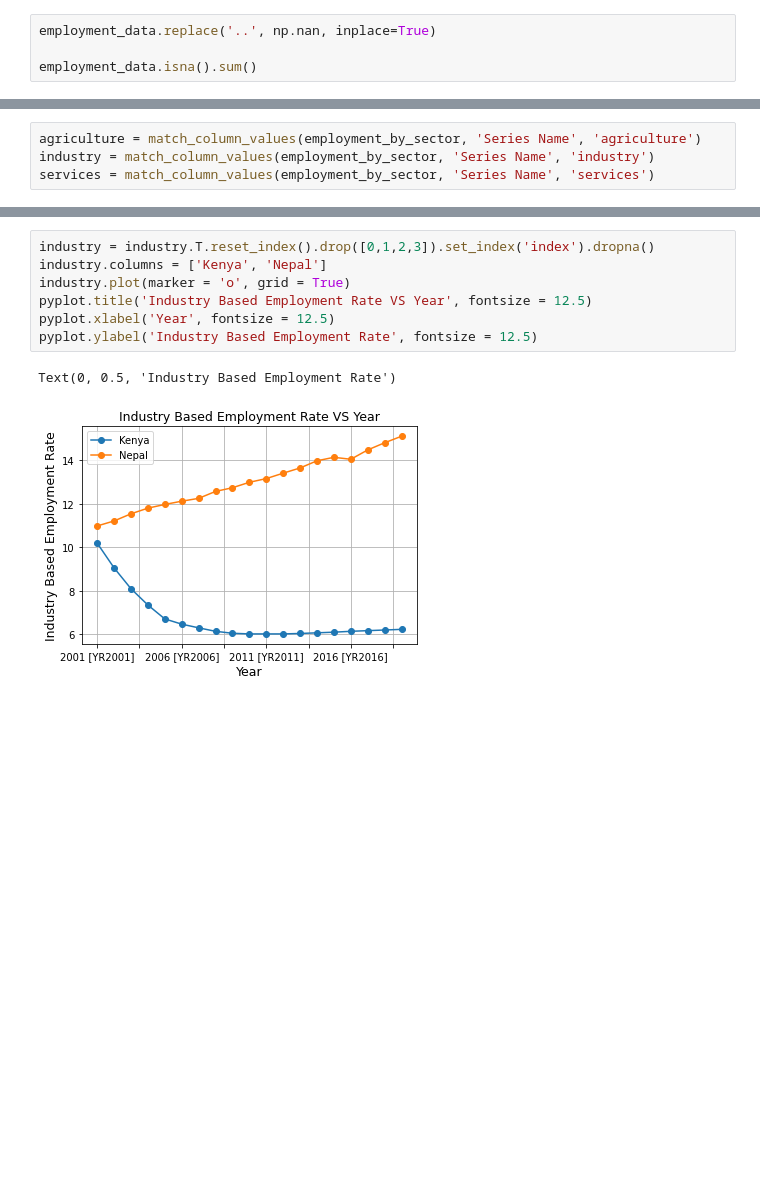
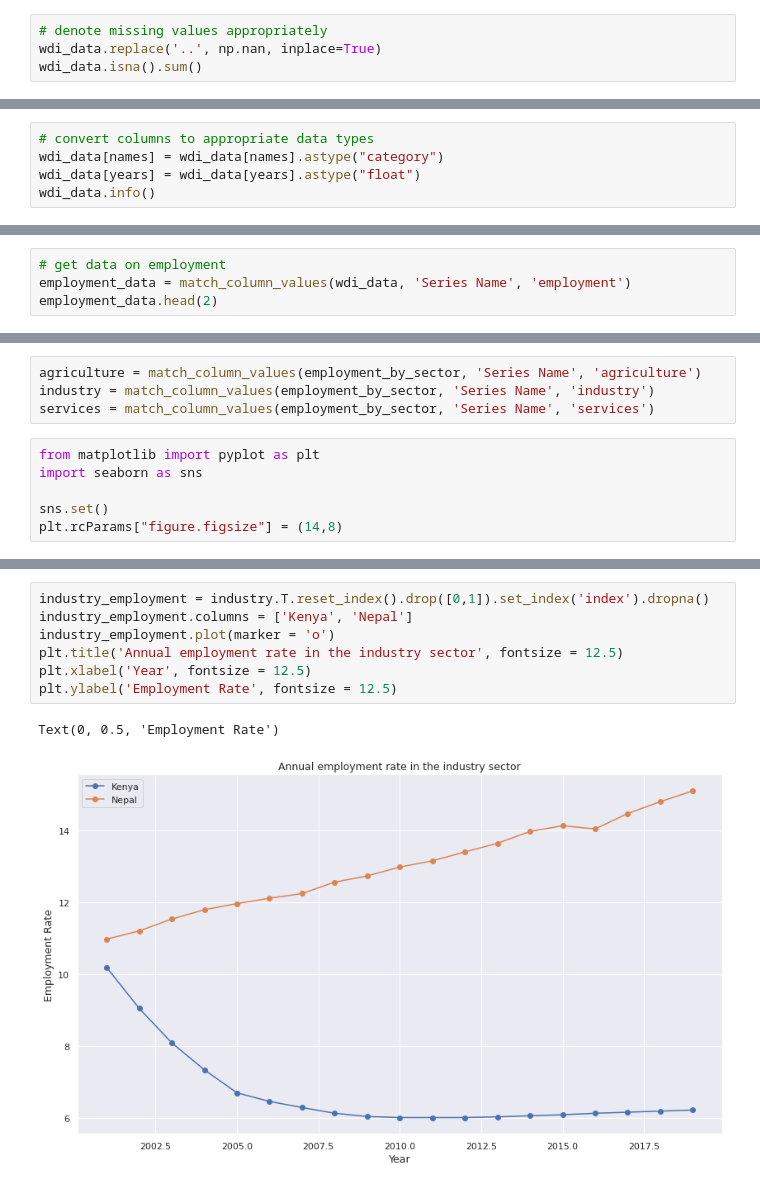
Before and after one commit to Niz17/kenep, a Jupyter notebook: notebooks/kenya_and_nepal_employment.ipynb, the cells around one changed output, grey strips where cells are left out. Cells and saved outputs as stored; diff of their text form; blank space fills up the shorter version.

```diff
--- a/notebooks/kenya_and_nepal_employment.ipynb
+++ b/notebooks/kenya_and_nepal_employment.ipynb
@@ -60,5 +104,5 @@ memory usage: 34.0+ KB
 # %%
-employment_data.replace('..', np.nan, inplace=True)
-
-employment_data.isna().sum()
+# denote missing values appropriately
+wdi_data.replace('..', np.nan, inplace=True)
+wdi_data.isna().sum()
 # %% [output]
@@ -112,0 +126,5 @@ See the caveats in the documentation: https://pandas.pydata.org/pandas-docs/stab
+# %%
+# convert columns to appropriate data types
+wdi_data[names] = wdi_data[names].astype("category")
+wdi_data[years] = wdi_data[years].astype("float")
+wdi_data.info()
@@ -121,2 +158,6 @@ gender = ['male', 'female']
 def match_column_values(df, column, string, case=False):
   return df[df[column].str.contains(string, case=case)]
+# %%
+# get data on employment
+employment_data = match_column_values(wdi_data, 'Series Name', 'employment')
+employment_data.head(2)
@@ -168,3 +215,9 @@ sns.set()
 agriculture = match_column_values(employment_by_sector, 'Series Name', 'agriculture')
 industry = match_column_values(employment_by_sector, 'Series Name', 'industry')
 services = match_column_values(employment_by_sector, 'Series Name', 'services')
+# %%
+from matplotlib import pyplot as plt
+import seaborn as sns
+
+sns.set()
+plt.rcParams["figure.figsize"] = (14,8)
@@ -187,11 +245,11 @@ It can be seen that over the span of 19 years, there's a *steady fall* in agricu
 # %%
-industry = industry.T.reset_index().drop([0,1,2,3]).set_index('index').dropna()
-industry.columns = ['Kenya', 'Nepal']
-industry.plot(marker = 'o', grid = True)
-pyplot.title('Industry Based Employment Rate VS Year', fontsize = 12.5)
-pyplot.xlabel('Year', fontsize = 12.5)
-pyplot.ylabel('Industry Based Employment Rate', fontsize = 12.5)
+industry_employment = industry.T.reset_index().drop([0,1]).set_index('index').dropna()
+industry_employment.columns = ['Kenya', 'Nepal']
+industry_employment.plot(marker = 'o')
+plt.title('Annual employment rate in the industry sector', fontsize = 12.5)
+plt.xlabel('Year', fontsize = 12.5)
+plt.ylabel('Employment Rate', fontsize = 12.5)
 # %% [output]
-Text(0, 0.5, 'Industry Based Employment Rate')
+Text(0, 0.5, 'Employment Rate')
-[figure, old version]
+[figure, new version]
 # %% [markdown]
```
Also changed, not shown: parts of 36 cells of this notebook.
